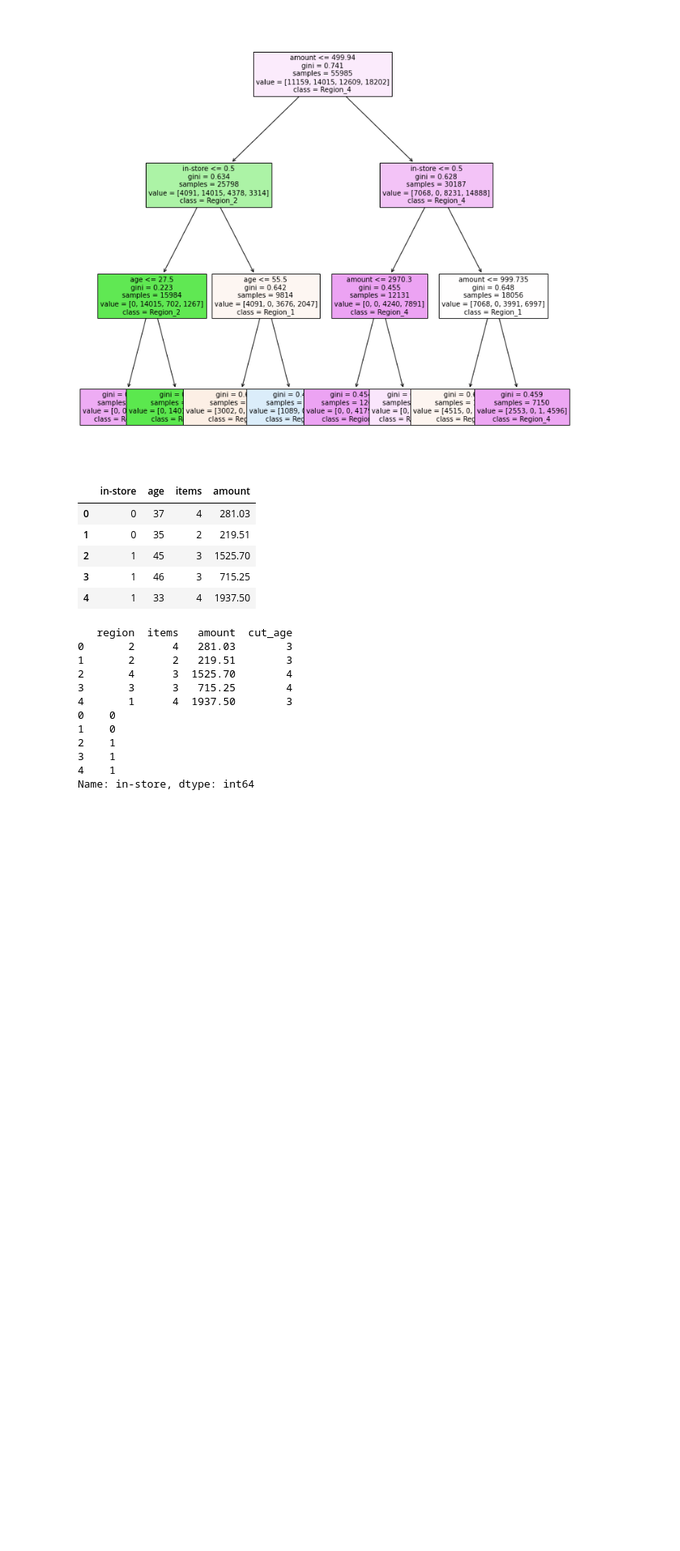
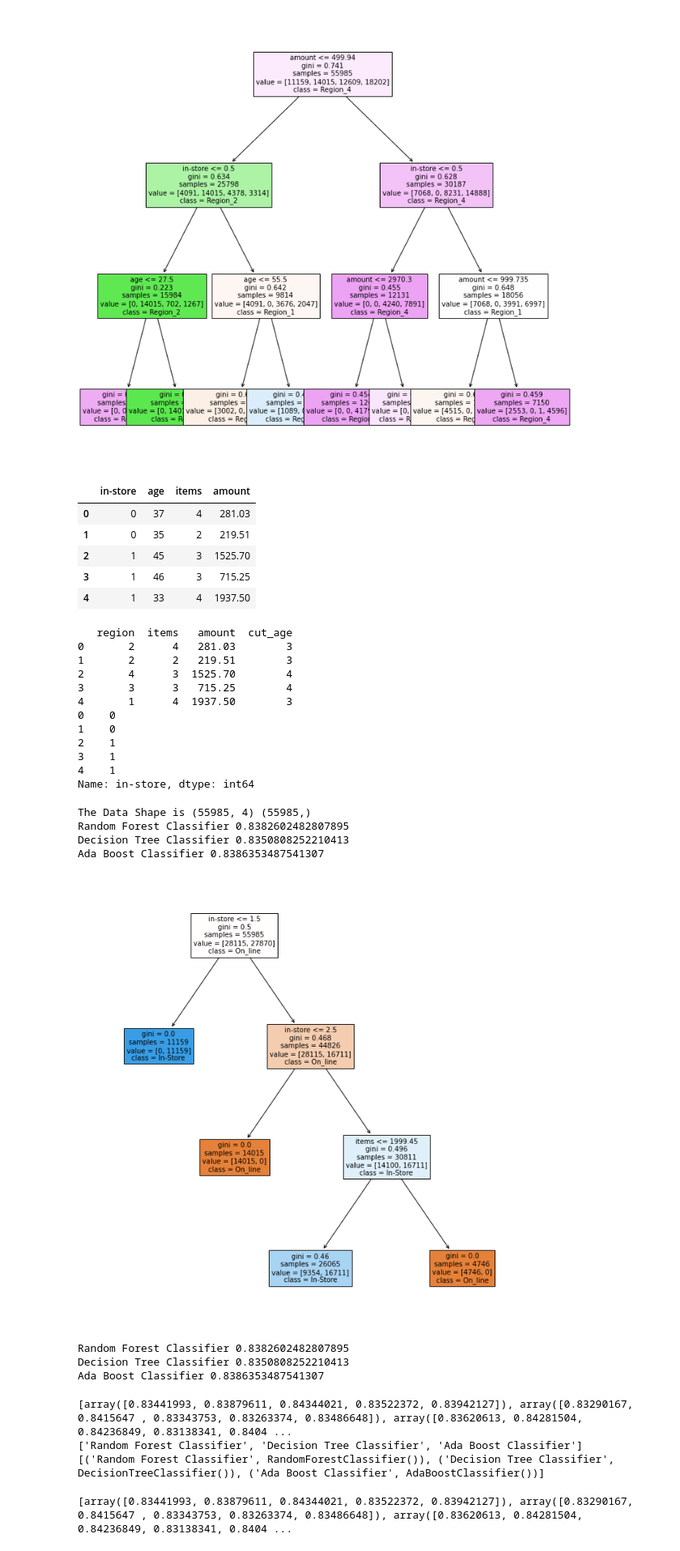
Before and after one commit to JLyons21/Spiraling-Upwards, a Jupyter notebook: custDemoClass-Copy1.ipynb, the cells around one changed output. Shown at 81% size. Cells and saved outputs as stored; diff of their text form; code cells hidden in the pictures; blank space fills up the shorter version.

```diff
--- a/custDemoClass-Copy1.ipynb
+++ b/custDemoClass-Copy1.ipynb
@@ -537,10 +538,53 @@ Name: in-store, dtype: int64
 
 X_trainb, X_testb , y_trainb, y_testb = train_test_split(Xb, yb, test_size = .30, random_state = 123)
 
+print('The Data Shape is', X_trainb.shape, y_trainb.shape)
+
 results_b = []
 names_b = []
 
 for name, model in algos_class:
-    result = cross_val_score(model, X_trainb, y_trainb, cv=3, scoring='accuracy')
+    result = cross_val_score(model, X_trainb, y_trainb, cv=5, scoring = 'accuracy')
     names_b.append(name)
     results_b.append(result)
+
+
+for i in range(len(names_b)):
+    print(names_b[i], results_b[i].mean())
+# %% [output]
+The Data Shape is (55985, 4) (55985,)
+Random Forest Classifier 0.8382602482807895
+Decision Tree Classifier 0.8350808252210413
+Ada Boost Classifier 0.8386353487541307
+# %%
+dtc = DecisionTreeClassifier(max_depth = 3)
+dtc.model = dtc.fit(X_trainb, y_trainb)
+
+plt.figure(figsize=(12, 12))
+plot_tree(dtc.model,
+         feature_names=X.columns,
+         class_names=['On_line', 'In-Store'],
+         filled = True,
+         fontsize=10)
+plt.show()
+# %% [output]
+[figure, added]
+# %%
+for i in range(len(names_b)):
+    print(names_b[i], results_b[i].mean())
+# %% [output]
+Random Forest Classifier 0.8382602482807895
+Decision Tree Classifier 0.8350808252210413
+Ada Boost Classifier 0.8386353487541307
+# %%
+print(results_b)
+print(names_b)
+print(algos_class)
+# %% [output]
+[array([0.83441993, 0.83879611, 0.84344021, 0.83522372, 0.83942127]), array([0.83290167, 0.8415647 , 0.83343753, 0.83263374, 0.83486648]), array([0.83620613, 0.84281504, 0.84236849, 0.83138341, 0.8404 ...
+['Random Forest Classifier', 'Decision Tree Classifier', 'Ada Boost Classifier']
+[('Random Forest Classifier', RandomForestClassifier()), ('Decision Tree Classifier', DecisionTreeClassifier()), ('Ada Boost Classifier', AdaBoostClassifier())]
+# %%
+print(results_b)
+# %% [output]
+[array([0.83441993, 0.83879611, 0.84344021, 0.83522372, 0.83942127]), array([0.83290167, 0.8415647 , 0.83343753, 0.83263374, 0.83486648]), array([0.83620613, 0.84281504, 0.84236849, 0.83138341, 0.8404 ...
```
Also changed, not shown: parts of 15 cells of this notebook, 1 other file.
